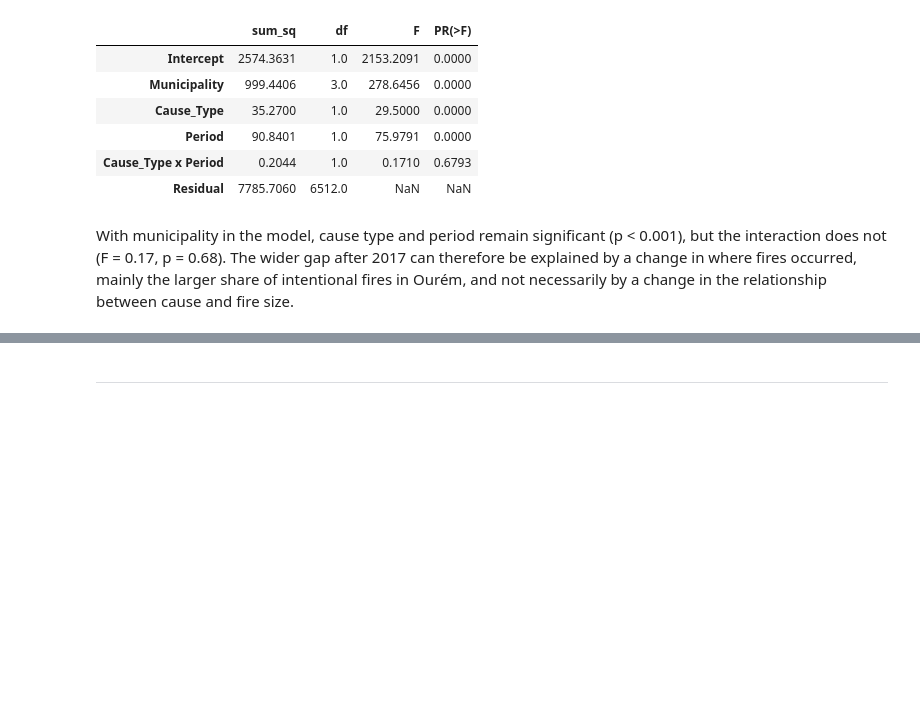
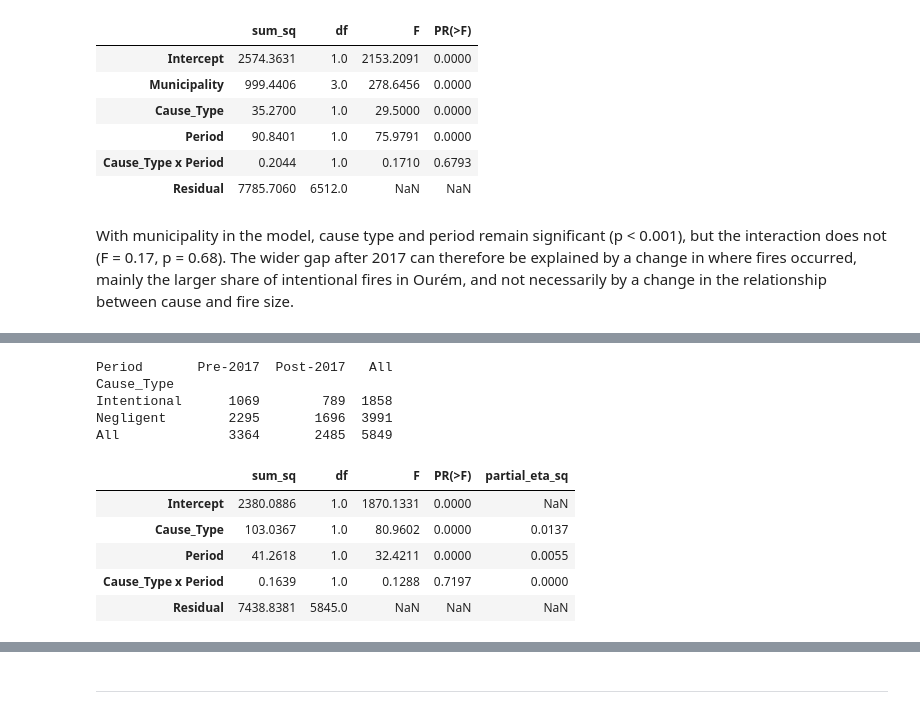
Before and after one commit to isabelamer/FCED_project, a Jupyter notebook: wildfires.ipynb, the cells around one changed output, grey strips where cells are left out. Cells and saved outputs as stored; diff of their text form; code cells hidden in the pictures; blank space fills up the shorter version.

```diff
--- a/wildfires.ipynb
+++ b/wildfires.ipynb
@@ -1981,0 +1989,26 @@ With municipality in the model, cause type and period remain significant (p < 0.
+# %%
+# Check 1: balanced windows (8 years before vs 8 years after 2017)
+q4_bal = q4[q4["Ano"].between(2009, 2025)].copy()
+print(pd.crosstab(q4_bal["Cause_Type"], q4_bal["Period"], margins=True))
+
+model_q4_bal = smf.ols(
+    "Log_Total_Burnt_Area ~ C(Cause_Type, Sum) * C(Period, Sum)", data=q4_bal
+).fit()
+anova_q4_bal = sm.stats.anova_lm(model_q4_bal, typ=3)
+ss_res_bal = anova_q4_bal.loc["Residual", "sum_sq"]
+anova_q4_bal["partial_eta_sq"] = anova_q4_bal["sum_sq"] / (anova_q4_bal["sum_sq"] + ss_res_bal)
+anova_q4_bal.loc[["Intercept", "Residual"], "partial_eta_sq"] = np.nan
+anova_q4_bal.index = ["Intercept", "Cause_Type", "Period", "Cause_Type x Period", "Residual"]
+anova_q4_bal.round(4)
+# %% [output]
+Period       Pre-2017  Post-2017   All
+Cause_Type
+Intentional      1069        789  1858
+Negligent        2295       1696  3991
+All              3364       2485  5849
+|  | sum_sq | df | F | PR(>F) | partial_eta_sq |
+| Intercept | 2380.0886 | 1.0 | 1870.1331 | 0.0000 | NaN |
+| Cause_Type | 103.0367 | 1.0 | 80.9602 | 0.0000 | 0.0137 |
+| Period | 41.2618 | 1.0 | 32.4211 | 0.0000 | 0.0055 |
+| Cause_Type x Period | 0.1639 | 1.0 | 0.1288 | 0.7197 | 0.0000 |
+| Residual | 7438.8381 | 5845.0 | NaN | NaN | NaN |
```
Also changed, not shown: parts of 5 cells of this notebook.
